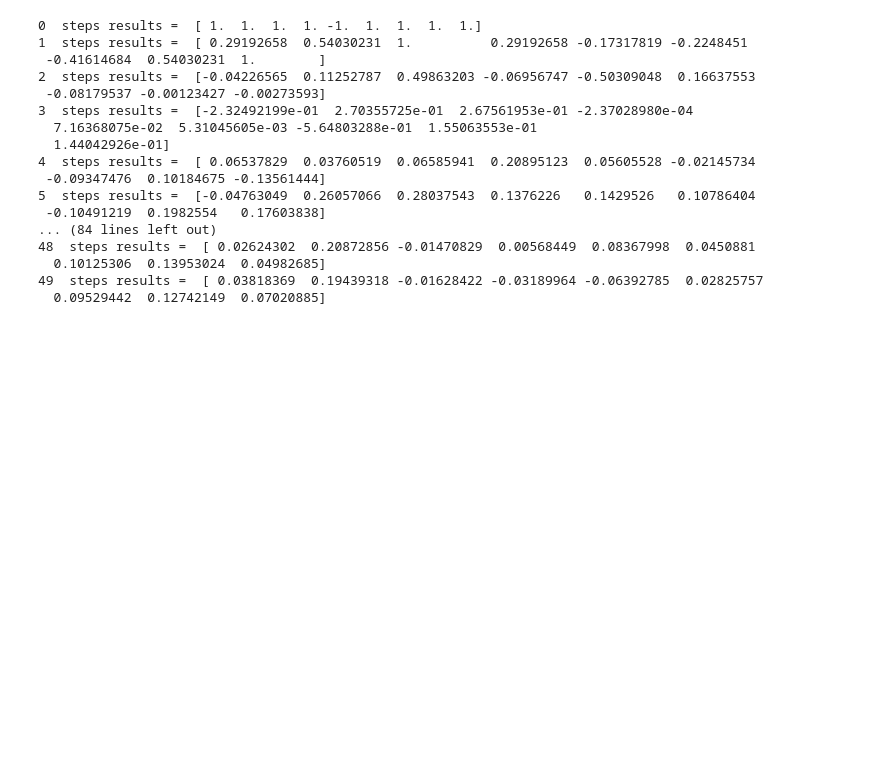
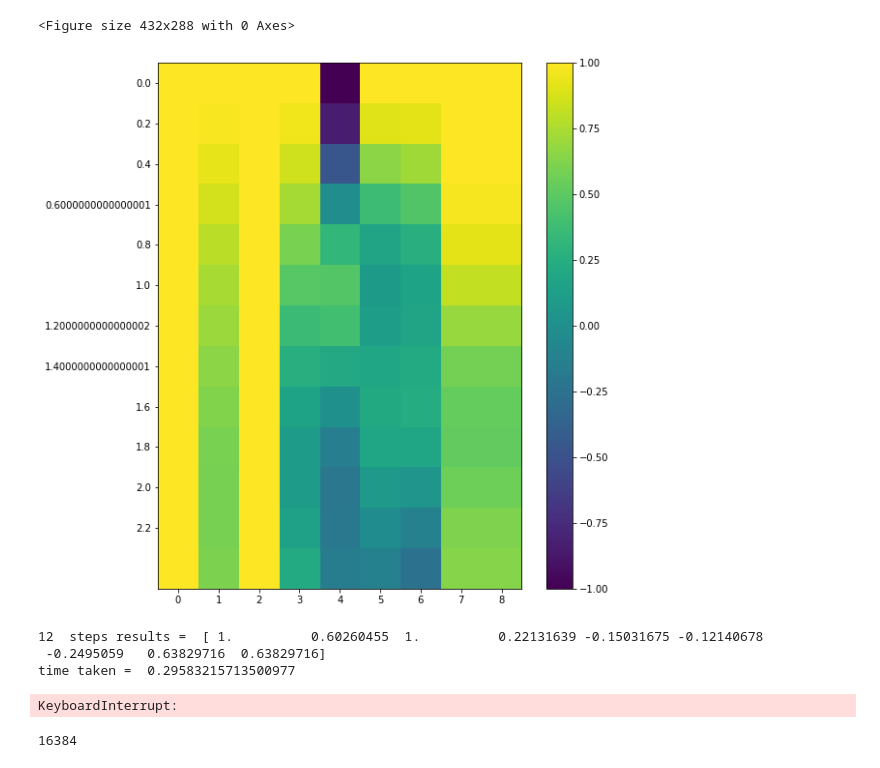
Before and after one commit to Zhelun-Li/Z2_simulation, a Jupyter notebook: Z2_confinement_simulation.ipynb, the cells around one changed output. Cells and saved outputs as stored; diff of their text form; code cells hidden in the pictures; blank space fills up the shorter version.

```diff
--- a/Z2_confinement_simulation.ipynb
+++ b/Z2_confinement_simulation.ipynb
@@ -127,32 +128,60 @@ print(observable_list)
               coeffs=[-1.+0.j])]
+# %%
+dtFactor=0.2
+nSteps=13
 # %%
 estimator=Estimator()
 results_list_2=[]
-nSteps=50
 for i in range(nSteps):
-    circuit = getTrotterCircuit(n_qubits,J,nTrotter=i,fFactor=2,dtFactor=0.2)
+    t_start=time.time()
+    circuit = getTrotterCircuit(n_qubits,J,nTrotter=i,fFactor=2,dtFactor=dtFactor)
 
     job=estimator.run(circuits=[circuit]*len(observable_list), observables=observable_list,shots=None)
     results=np.array(job.result().values)
     results_list_2.append(results)
+    #print(i)
+
+    clear_output(wait=True)
+    plt.figure(1)
+    plt.figure(figsize=(9,10))
+    plt.imshow(results_list_2, interpolation='none')
+    plt.colorbar()
+    y=dtFactor*J*np.arange(0,i,1)
+    plt.yticks(range(len(y)), y)
+    plt.show()
     print(i," steps results = ",results)
+    print("time taken = ",time.time()-t_start)
 
 results_list_2=np.array(results_list_2)
 # %% [output]
-0  steps results =  [ 1.  1.  1.  1. -1.  1.  1.  1.  1.]
-1  steps results =  [ 0.29192658  0.54030231  1.          0.29192658 -0.17317819 -0.2248451
- -0.41614684  0.54030231  1.        ]
-2  steps results =  [-0.04226565  0.11252787  0.49863203 -0.06956747 -0.50309048  0.16637553
- -0.08179537 -0.00123427 -0.00273593]
-3  steps results =  [-2.32492199e-01  2.70355725e-01  2.67561953e-01 -2.37028980e-04
-  7.16368075e-02  5.31045605e-03 -5.64803288e-01  1.55063553e-01
-  1.44042926e-01]
-4  steps results =  [ 0.06537829  0.03760519  0.06585941  0.20895123  0.05605528 -0.02145734
- -0.09347476  0.10184675 -0.13561444]
-5  steps results =  [-0.04763049  0.26057066  0.28037543  0.1376226   0.1429526   0.10786404
- -0.10491219  0.1982554   0.17603838]
-... (84 lines left out)
-48  steps results =  [ 0.02624302  0.20872856 -0.01470829  0.00568449  0.08367998  0.0450881
-  0.10125306  0.13953024  0.04982685]
-49  steps results =  [ 0.03818369  0.19439318 -0.01628422 -0.03189964 -0.06392785  0.02825757
-  0.09529442  0.12742149  0.07020885]
+<Figure size 432x288 with 0 Axes>
+[figure, added]
+12  steps results =  [ 1.          0.60260455  1.          0.22131639 -0.15031675 -0.12140678
+ -0.2495059   0.63829716  0.63829716]
+time taken =  0.29583215713500977
+# %%
+estimator=Estimator()
+results_list_2en2=[]
+
+for i in range(nSteps):
+    t_start=time.time()
+    circuit = getTrotterCircuit(n_qubits,J,nTrotter=i,fFactor=0.2,dtFactor=dtFactor)
+    job=estimator.run(circuits=[circuit]*len(observable_list), observables=observable_list,shots=None)
+    results=np.array(job.result().values)
+    results_list_2en2.append(results)
+
+
+    clear_output(wait=True)
+    plt.figure(1)
+    plt.figure(figsize=(9,10))
+    plt.imshow(results_list_2en2, interpolation='none')
+    plt.colorbar()
+    y=dtFactor*J*np.arange(0,i,1)
+    plt.yticks(range(len(y)), y)
+    plt.show()
+    print(i," steps results = ",results)
+    print("time taken = ",time.time()-t_start)
+
+results_list_2en2=np.array(results_list_2en2)
+# %% [output]
+KeyboardInterrupt:
@@ -158,0 +211,6 @@ results_list_2=np.array(results_list_2)
+# %%
+nEvents=1
+nShots=2**14
+print(nShots)
+# %% [output]
+16384
```
Also changed, not shown: parts of 17 cells of this notebook.
